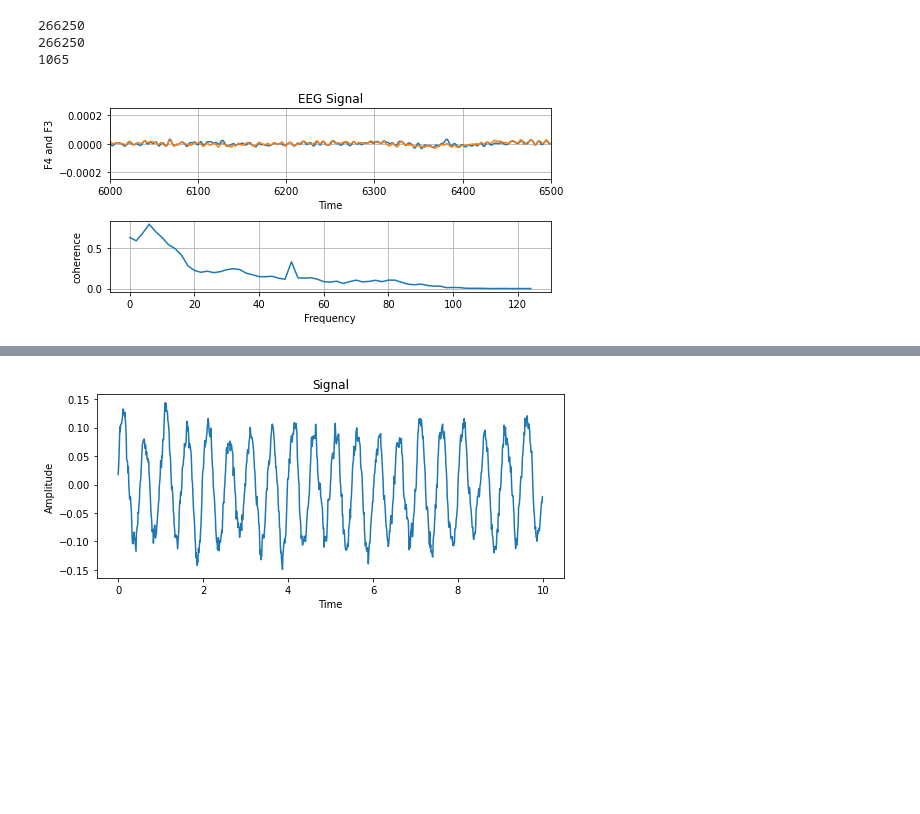
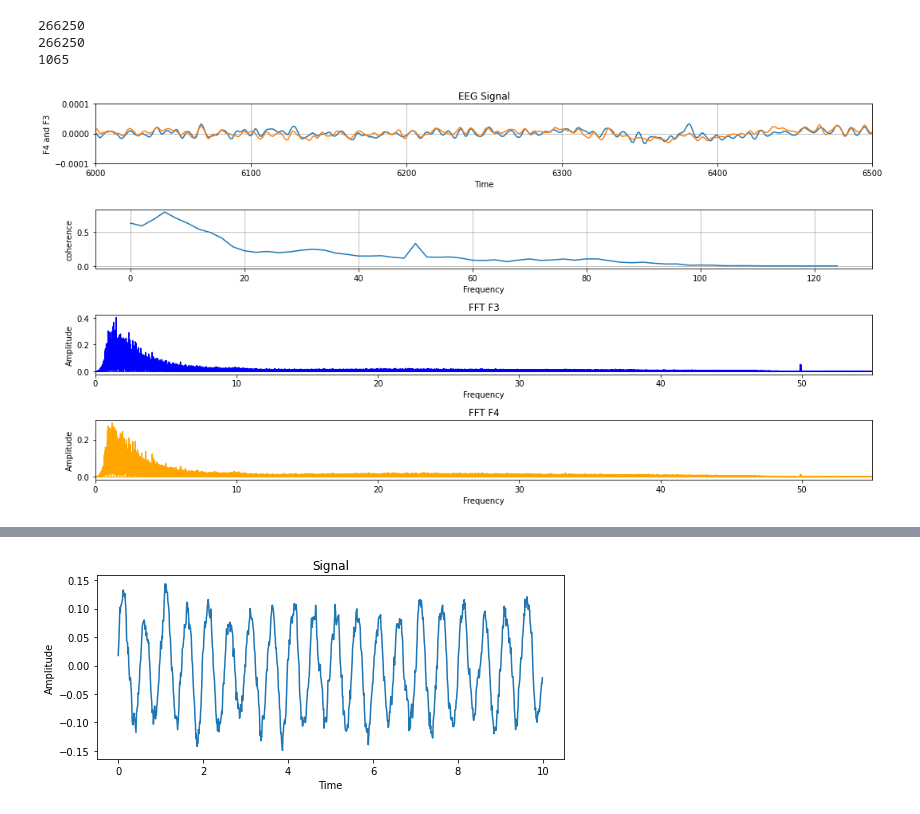
Before and after one commit to BRomans/EmotionMusic-Classification, a Jupyter notebook: notebooks/preprocessing_draft.ipynb, the cells around one changed output, grey strips where cells are left out. Drawn from its saved outputs; the diff is of its cells as text; code cells hidden in the pictures; blank space fills up the shorter version.

Commit message:
:sparkles: implemented brute method to split the EEG data

```diff
--- a/notebooks/preprocessing_draft.ipynb
+++ b/notebooks/preprocessing_draft.ipynb
@@ -20,3 +155,17 @@ for directory in os.listdir(path_eo_ec):
 for directory in os.listdir(path_ec_eo):
     if directory != 'excluded':
         ec_eo_folders.append(directory)
+
+dataset = {}
+for participant in eo_ec_folders:
+    dataset[participant] = {}
+    dataset[participant]['condition'] = 'eoec'
+    dataset[participant]['metadata'] = ''
+    dataset[participant]['eeg_data'] = ''
+for participant in ec_eo_folders:
+    dataset[participant] = {}
+    dataset[participant]['condition'] = 'eceo'
+    dataset[participant]['metadata'] = ''
+    dataset[participant]['eeg_data'] = ''
+
+pprint(dataset)
@@ -24,37 +328,56 @@ for directory in os.listdir(path_ec_eo):
 # Playing with Melomind data
 
 
 with open("../data/em_ca_experiment_slim/1EOEC/s010701/eeg_raw/2021-07-01_10-24-49.069-Acquisier-melo_1010400041.json", 'r') as json_data:
     dataset = json.load(json_data)
-    print(len(dataset['recording']['channelData'][0]))
-    print(len(dataset['recording']['statusData']))
-    print(len(dataset['recording']['qualities'][0]))
+    print(len(dataset['recording']['channelData'][0])) # 250 samples per second
+    print(len(dataset['recording']['statusData'])) # 250 samples per second
+    print(len(dataset['recording']['qualities'][0])) # 1 sample per second
 
     triggers = dataset['recording']['statusData']
 
     dt = 0.004 # sampling interval
     Fs = 1/dt # sampling frequency of 250Hz
-    t = np.arange(0, len(dataset['recording']['channelData'][0]))
+    duration = len(dataset['recording']['qualities'][0])
+    t = np.arange(0, duration * 250)
     F4 = np.array(dataset['recording']['channelData'][0])
     F3 = np.array(dataset['recording']['channelData'][1])
 
     plt.rcParams["figure.figsize"] = [15, 7.50]
-    fig, axs = plt.subplots(2, 1)
+    fig, axs = plt.subplots(4, 1)
     axs[0].set_title("EEG Signal")
     axs[0].plot(t, F4, t, F3)
     axs[0].set_xlim(6000, 6500)
-    axs[0].set_ylim(-0.00025, 0.00025)
+    axs[0].set_ylim(-0.0001, 0.0001)
     axs[0].set_xlabel("Time")
     axs[0].set_ylabel("F4 and F3")
     axs[0].grid(True)
 
     cxy, f = axs[1].cohere(F4, F3, 125, Fs)
     axs[1].set_ylabel('coherence')
 
+    N = int(250  * duration)
+
+    yfF4 = fft(F4)
+    yfF3 = fft(F3)
+    xf = fftfreq(N, 1/250)
+
+    axs[2].plot(xf, np.abs(yfF3), color='blue')
+    axs[2].set_xlim(0, 55)
+    axs[2].set_ylabel('Amplitude')
+    axs[2].set_xlabel('Frequency')
+    axs[2].set_title('FFT F3')
+
+    axs[3].plot(xf, np.abs(yfF4), color='orange' )
+    axs[3].set_xlim(0, 55)
+    axs[3].set_ylabel('Amplitude')
+    axs[3].set_xlabel('Frequency')
+    axs[3].set_title('FFT F4')
+
     fig.tight_layout()
     plt.show()
 # %% [output]
 266250
 266250
 1065
-[figure, old version]
+[figure, new version]
```
Also changed, not shown: parts of 7 cells of this notebook.
